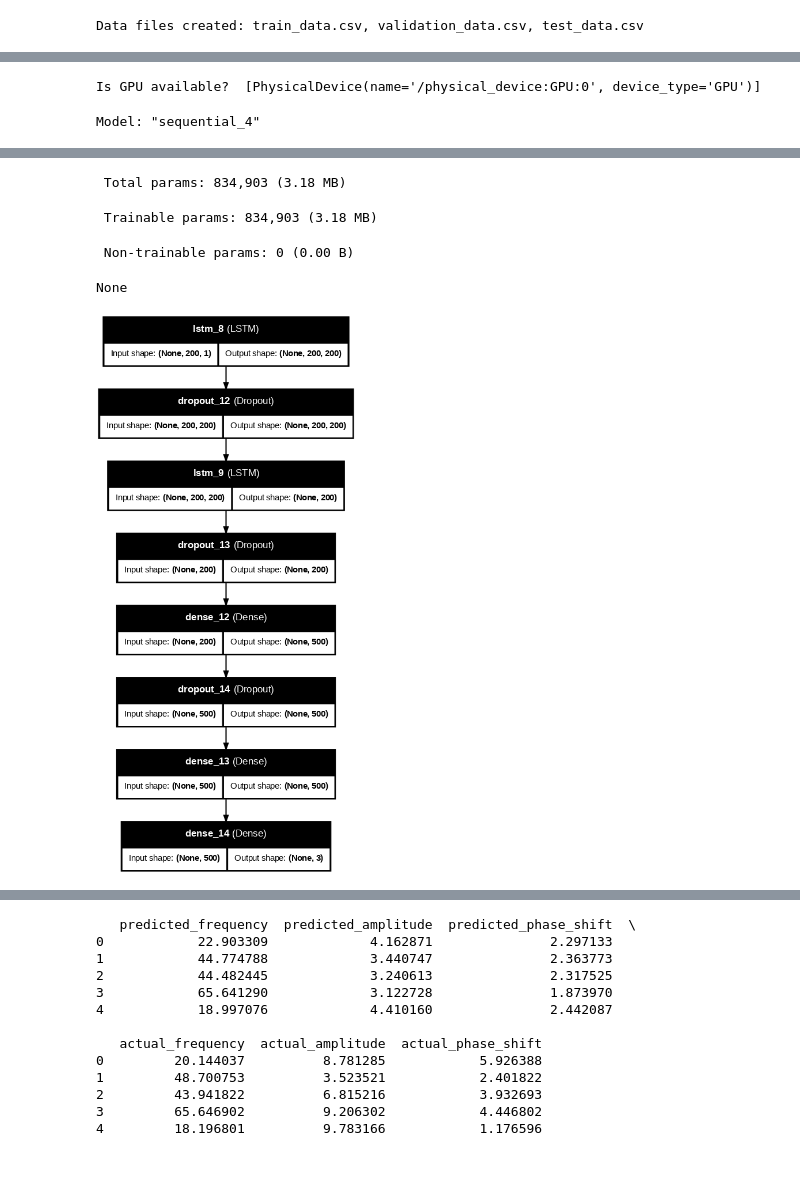
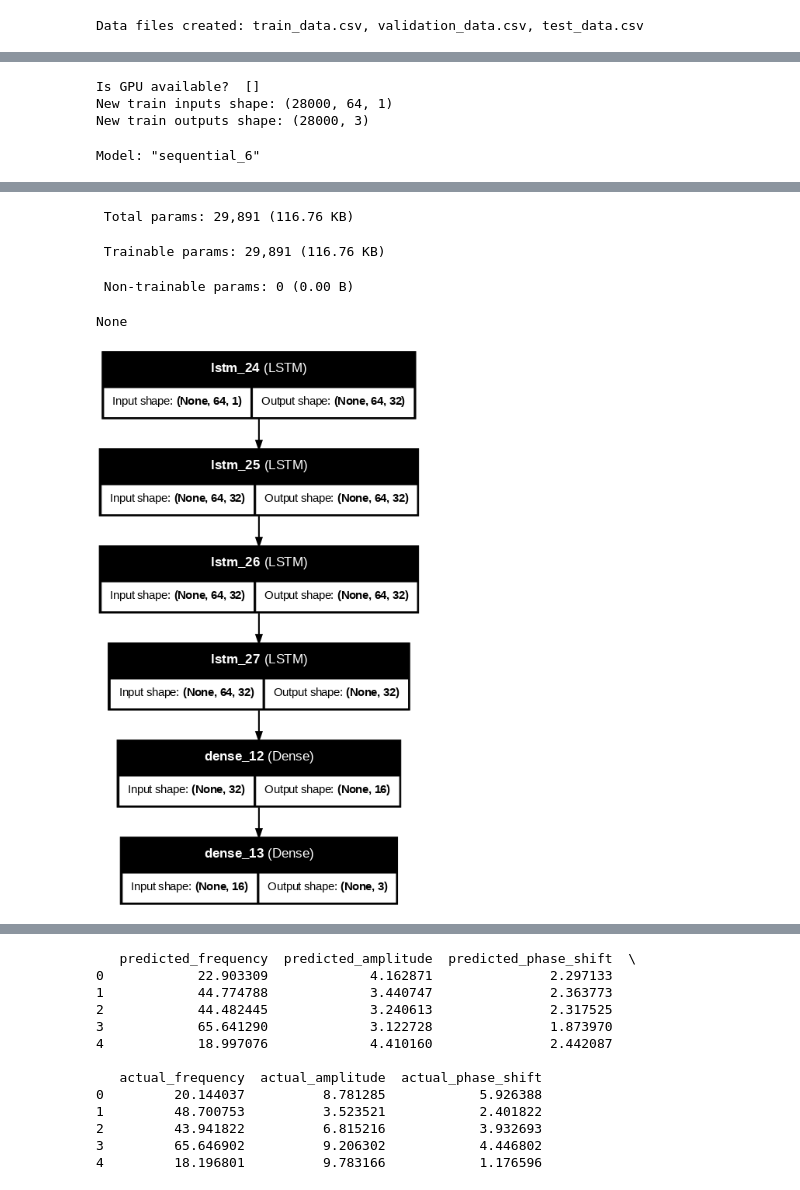
Before and after one commit to paulnord/ExampleCode, a Jupyter notebook: Realistic_LSTM_fitting_periodic_toy_data.ipynb, the cells around one changed output, grey strips where cells are left out. Cells and saved outputs as stored; diff of their text form; code cells hidden in the pictures.

```diff
--- a/Realistic_LSTM_fitting_periodic_toy_data.ipynb
+++ b/Realistic_LSTM_fitting_periodic_toy_data.ipynb
@@ -139,21 +141,49 @@ train_inputs, train_outputs = load_data("train_data.csv")
 validation_inputs, validation_outputs = load_data("validation_data.csv")
 test_inputs, test_outputs = load_data("test_data.csv")
 
-# Reshape inputs for LSTM: (samples, time_steps, features)
-train_inputs = train_inputs.reshape(train_inputs.shape[0], train_inputs.shape[1], 1)
-validation_inputs = validation_inputs.reshape(validation_inputs.shape[0], validation_inputs.shape[1], 1)
-test_inputs = test_inputs.reshape(test_inputs.shape[0], test_inputs.shape[1], 1)
+def reshape_to_chunks(data, chunk_size):
+    num_chunks = data.shape[1] // chunk_size
+    reshaped = data[:, :num_chunks * chunk_size].reshape(-1, chunk_size, 1)
+    return reshaped
+
+chunk_size = 64
+train_inputs = reshape_to_chunks(train_inputs, chunk_size)
+validation_inputs = reshape_to_chunks(validation_inputs, chunk_size)
+test_inputs = reshape_to_chunks(test_inputs, chunk_size)
+
+# Calculate the number of chunks per original sequence
+num_chunks_per_sequence = train_inputs.shape[0] // train_outputs.shape[0]
+
+# Repeat the outputs to align with the number of chunks
+train_outputs = np.repeat(train_outputs, num_chunks_per_sequence, axis=0)
+validation_outputs = np.repeat(validation_outputs, num_chunks_per_sequence, axis=0)
+test_outputs = np.repeat(test_outputs, num_chunks_per_sequence, axis=0)
+
+# Check alignment
+print("New train inputs shape:", train_inputs.shape)
+print("New train outputs shape:", train_outputs.shape)
+
+## Reshape inputs for LSTM: (samples, time_steps, features)
+#train_inputs = train_inputs.reshape(train_inputs.shape[0], train_inputs.shape[1], 1)
+#validation_inputs = validation_inputs.reshape(validation_inputs.shape[0], validation_inputs.shape[1], 1)
+#test_inputs = test_inputs.reshape(test_inputs.shape[0], test_inputs.shape[1], 1)
 
 # Build the LSTM model
 model = Sequential()
-model.add(LSTM(200, activation='tanh', input_shape=(train_inputs.shape[1], 1), return_sequences=True))
-model.add(Dropout(0.5))
-model.add(LSTM(200, activation='tanh'))
-model.add(Dropout(0.5))
-model.add(Dense(500, activation='relu'))
-model.add(Dropout(0.5))
-model.add(Dense(500, activation='relu'))
-model.add(Dense(3))  # 3 outputs: frequency, amplitude, phase_shift
+
+# Input layer (first LSTM layer)
+model.add(LSTM(32, activation='tanh', input_shape=(chunk_size, 1), return_sequences=True))
+
+# Additional stacked LSTM layers
+model.add(LSTM(32, activation='tanh', return_sequences=True))
+model.add(LSTM(32, activation='tanh', return_sequences=True))
+model.add(LSTM(32, activation='tanh'))  # Final LSTM layer, no return_sequences
+
+# Dense layer with 16 neurons
+model.add(Dense(16, activation='relu'))
+
+# Output layer with dimension 2
+model.add(Dense(3)) # 3 outputs: frequency, amplitude, phase_shift
 
 # Create a custom optimizer
 #optimizer = Adam(learning_rate=0.0005)
@@ -199,8 +229,10 @@ comparison_df.to_csv("predictions_vs_actuals.csv", index=False)
 
 print("Predictions vs Actuals saved to predictions_vs_actuals.csv")
 # %% [output]
-Is GPU available?  [PhysicalDevice(name='/physical_device:GPU:0', device_type='GPU')]
+Is GPU available?  []
+New train inputs shape: (28000, 64, 1)
+New train outputs shape: (28000, 3)
-Model: "sequential_4"
+Model: "sequential_6"
 ┏━━━━━━━━━━━━━━━━━━━━━━━━━━━━━━━━━━━━━━┳━━━━━━━━━━━━━━━━━━━━━━━━━━━━━┳━━━━━━━━━━━━━━━━━┓
 ┃ Layer (type)                         ┃ Output Shape                ┃         Param # ┃
 ┡━━━━━━━━━━━━━━━━━━━━━━━━━━━━━━━━━━━━━━╇━━━━━━━━━━━━━━━━━━━━━━━━━━━━━╇━━━━━━━━━━━━━━━━━┩
@@ -222,7 +250,7 @@ Model: "sequential_4"
 └──────────────────────────────────────┴─────────────────────────────┴─────────────────┘
- Total params: 834,903 (3.18 MB)
+ Total params: 29,891 (116.76 KB)
- Trainable params: 834,903 (3.18 MB)
+ Trainable params: 29,891 (116.76 KB)
  Non-trainable params: 0 (0.00 B)
 None
-[figure, old version]
+[figure, new version]
 Epoch 1/200
```
Also changed, not shown: parts of 4 cells of this notebook.
